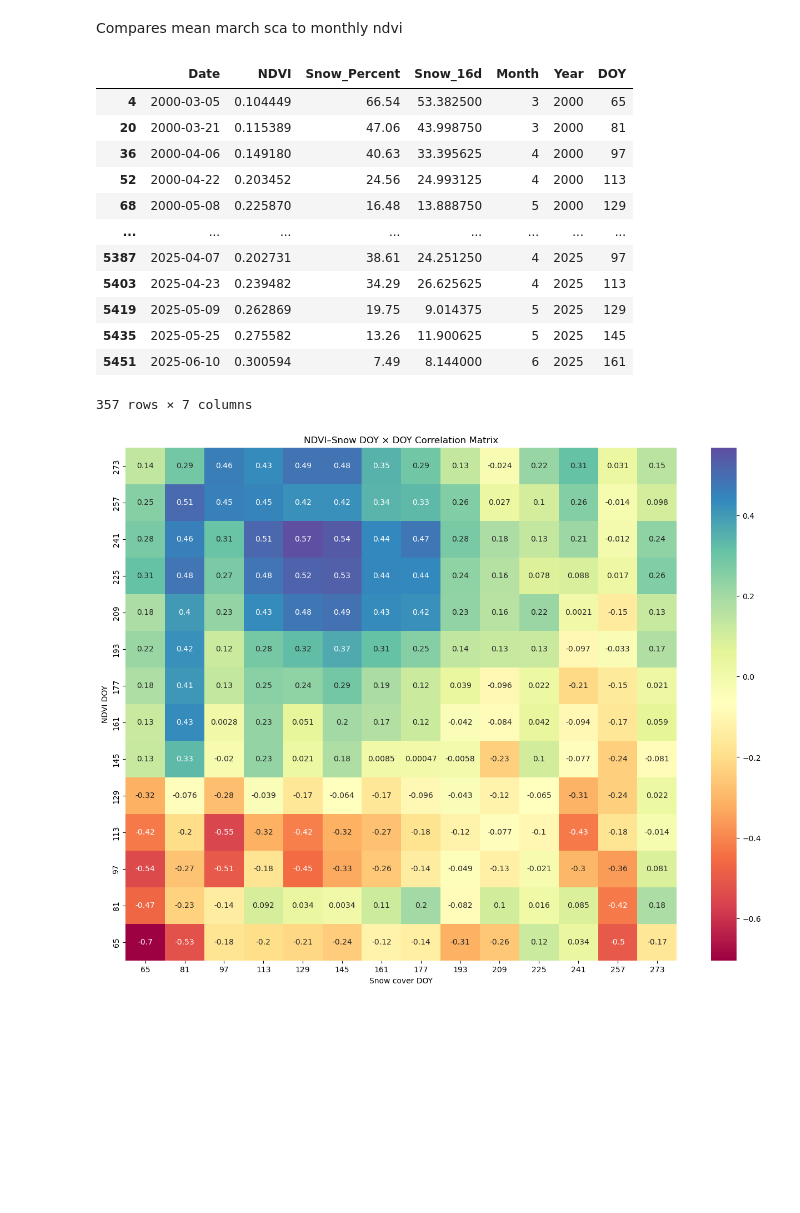
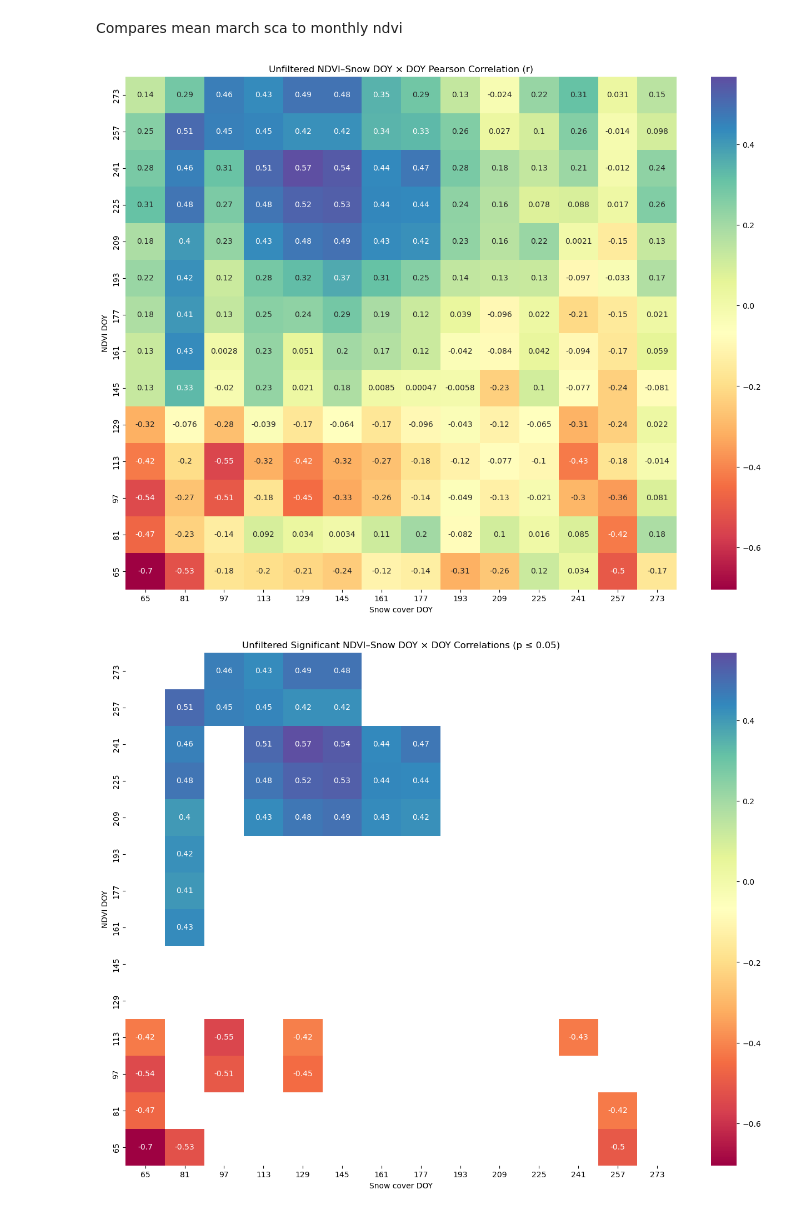
Before and after one commit to till-weiss/MODSNOW, a Jupyter notebook: code/ndvi_agg_analysis.ipynb, the cells around one changed output. Drawn from its saved outputs; the diff is of its cells as text; code cells hidden in the pictures; blank space fills up the shorter version.

```diff
--- a/code/ndvi_agg_analysis.ipynb
+++ b/code/ndvi_agg_analysis.ipynb
@@ -408,23 +370,3 @@ plt.show()
 [figure]
 # %% [markdown]
 Compares mean march sca to monthly ndvi
-# %%
-df = ndvi_snow[~((ndvi_snow['Date'].dt.month == 2) & (ndvi_snow['Date'].dt.day == 29))]
-
-df['DOY'] = df['Date'].dt.dayofyear
-
-df
-# %% [output]
-|  | Date | NDVI | Snow_Percent | Snow_16d | Month | Year | DOY |
-| 4 | 2000-03-05 | 0.104449 | 66.54 | 53.382500 | 3 | 2000 | 65 |
-| 20 | 2000-03-21 | 0.115389 | 47.06 | 43.998750 | 3 | 2000 | 81 |
-| 36 | 2000-04-06 | 0.149180 | 40.63 | 33.395625 | 4 | 2000 | 97 |
-| 52 | 2000-04-22 | 0.203452 | 24.56 | 24.993125 | 4 | 2000 | 113 |
-| 68 | 2000-05-08 | 0.225870 | 16.48 | 13.888750 | 5 | 2000 | 129 |
-| ... | ... | ... | ... | ... | ... | ... | ... |
-| 5387 | 2025-04-07 | 0.202731 | 38.61 | 24.251250 | 4 | 2025 | 97 |
-| 5403 | 2025-04-23 | 0.239482 | 34.29 | 26.625625 | 4 | 2025 | 113 |
-| 5419 | 2025-05-09 | 0.262869 | 19.75 | 9.014375 | 5 | 2025 | 129 |
-| 5435 | 2025-05-25 | 0.275582 | 13.26 | 11.900625 | 5 | 2025 | 145 |
-| 5451 | 2025-06-10 | 0.300594 | 7.49 | 8.144000 | 6 | 2025 | 161 |
-357 rows × 7 columns
@@ -450,14 +394,45 @@ for ndvi_doy in ndvi_wide.columns:
         else:
             corr_matrix.loc[ndvi_doy, snow_doy] = np.nan
 # %%
-import seaborn as sns
-
 plt.figure(figsize=(16,12))
 sns.heatmap(corr_matrix, annot=True, cmap='Spectral').invert_yaxis()
 
 plt.xlabel('Snow cover DOY')
 plt.ylabel('NDVI DOY')
-plt.title('NDVI–Snow DOY × DOY Correlation Matrix')
+plt.title('Unfiltered NDVI–Snow DOY × DOY Pearson Correlation (r)')
 plt.show()
 # %% [output]
-[figure, old version]
+[figure, new version]
+# %%
+doys = ndvi_wide.columns
+
+r_mat = pd.DataFrame(index=doys, columns=doys, dtype=float)
+p_mat = pd.DataFrame(index=doys, columns=doys, dtype=float)
+ci_low_mat = pd.DataFrame(index=doys, columns=doys, dtype=float)
+ci_high_mat = pd.DataFrame(index=doys, columns=doys, dtype=float)
+
+for ndvi_doy in doys:
+    for snow_doy in doys:
+        res = pg.corr(
+            ndvi_wide[ndvi_doy],
+            snow_wide[snow_doy],
+            method="pearson"
+        )
+
+        r_mat.loc[ndvi_doy, snow_doy] = res["r"].iloc[0]
+        p_mat.loc[ndvi_doy, snow_doy] = res["p-val"].iloc[0]
+        ci_low_mat.loc[ndvi_doy, snow_doy] = res["CI95%"].iloc[0][0]
+        ci_high_mat.loc[ndvi_doy, snow_doy] = res["CI95%"].iloc[0][1]
+# %%
+r_sig = r_mat.copy()
+r_sig[p_mat > 0.05] = np.nan
+
+plt.figure(figsize=(16,12))
+sns.heatmap(r_sig, annot=True, cmap='Spectral').invert_yaxis()
+
+plt.xlabel('Snow cover DOY')
+plt.ylabel('NDVI DOY')
+plt.title('Unfiltered Significant NDVI–Snow DOY × DOY Correlations (p ≤ 0.05)')
+plt.show()
+# %% [output]
+[figure, added]
```
Also changed, not shown: parts of 23 cells of this notebook, 6 other files.
